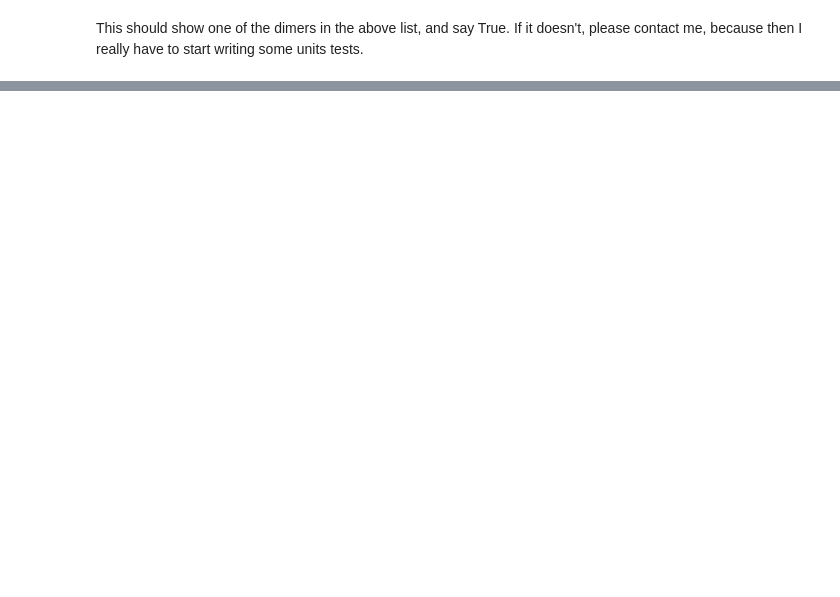
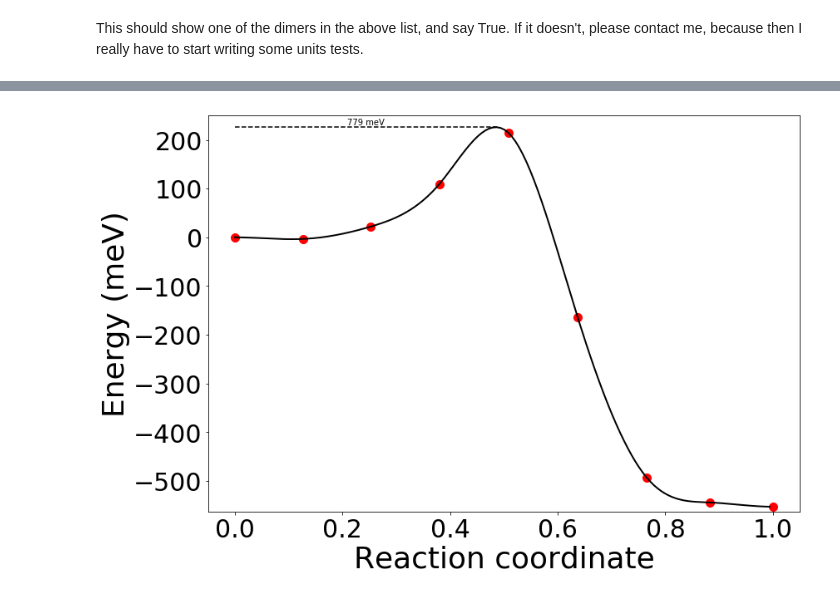
Before and after one commit to CaptainDasheng/jupyter, a Jupyter notebook: dimer_analysis/dimer_analysis.ipynb, the cells around one changed output, grey strips where cells are left out. Saved outputs shown, nothing was run; the diff lists cells and outputs as text; code cells hidden in the pictures; blank space fills up the shorter version.

```diff
--- a/dimer_analysis/dimer_analysis.ipynb
+++ b/dimer_analysis/dimer_analysis.ipynb
@@ -267,0 +333,9 @@ Once we've discussed the change in total energy for the various dimers, we will
+# %%
+from pymatgen.analysis.transition_state import NEBAnalysis
+
+neb_80_49 = NEBAnalysis.from_dir("./data/dimer_kinetics/dimer_80_49/")
+neb_48_92 = NEBAnalysis.from_dir("./data/dimer_kinetics/dimer_48_92/")
+# %%
+neb_80_49.get_plot().show()
+# %% [output]
+[figure, added]
```
Also changed, not shown: parts of 22 cells of this notebook, 55 other files.
